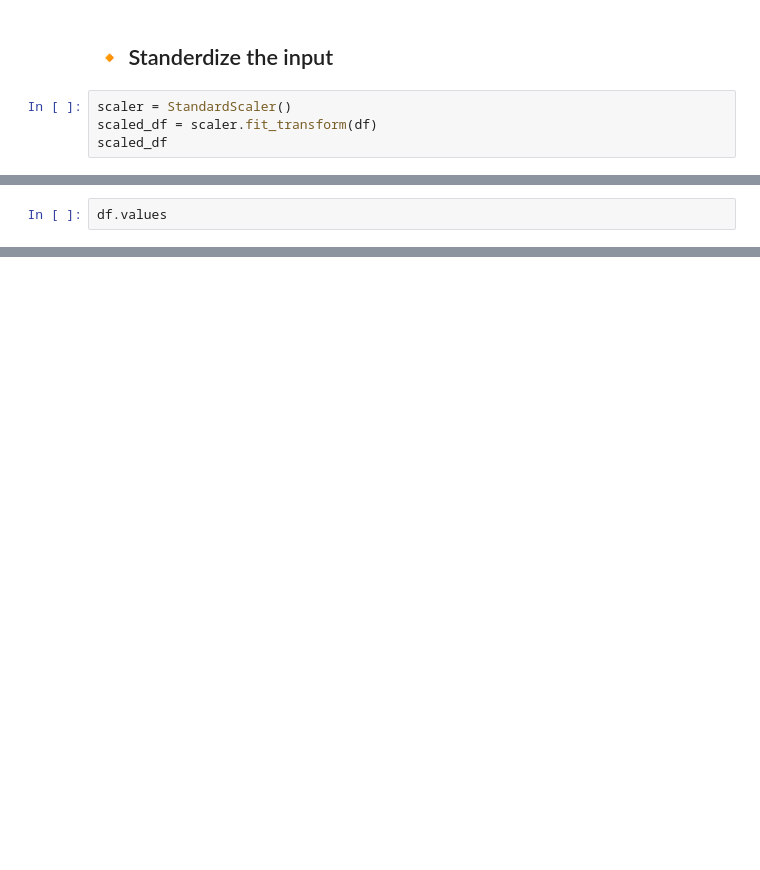
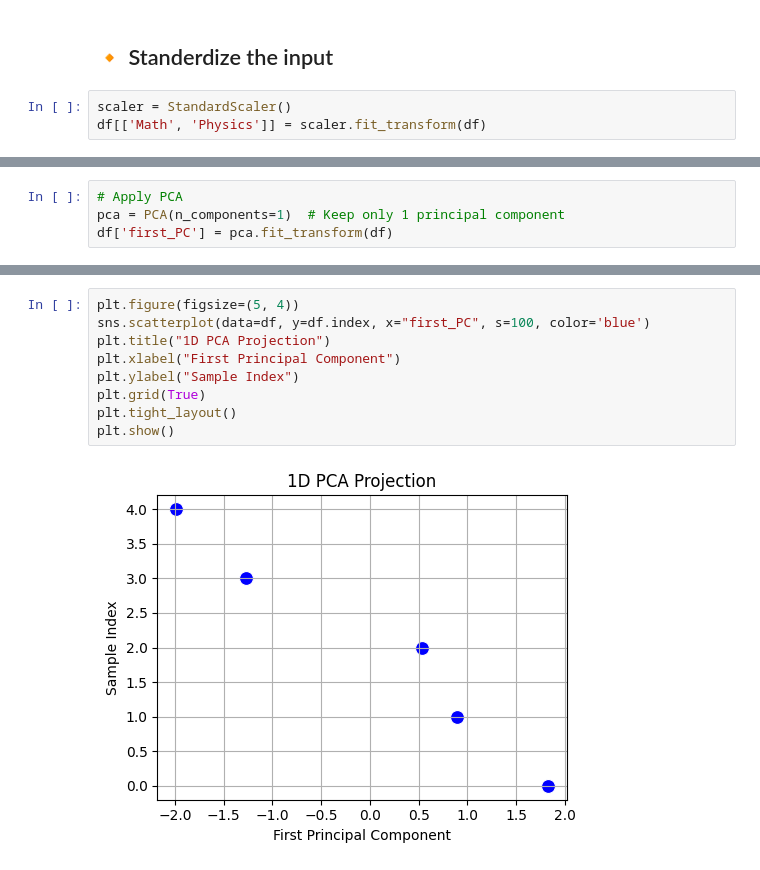
Before and after one commit to Namachivayam2001/ML-Tutorials, a Jupyter notebook: dimensionality_reduction_using_PCA.ipynb, the cells around one changed output, grey strips where cells are left out. Saved outputs shown, nothing was run; the diff lists cells and outputs as text; blank space fills up the shorter version.

```diff
--- a/dimensionality_reduction_using_PCA.ipynb
+++ b/dimensionality_reduction_using_PCA.ipynb
@@ -85,5 +74,4 @@ df.describe()
 ## 🔸 Standerdize the input
 # %%
 scaler = StandardScaler()
-scaled_df = scaler.fit_transform(df)
-scaled_df
+df[['Math', 'Physics']] = scaler.fit_transform(df)
@@ -299,2 +378,4 @@ $$
 # %%
-df.values
+# Apply PCA
+pca = PCA(n_components=1)  # Keep only 1 principal component
+df['first_PC'] = pca.fit_transform(df)
@@ -306,0 +401,11 @@ array([[90, 88],
+# %%
+plt.figure(figsize=(5, 4))
+sns.scatterplot(data=df, y=df.index, x="first_PC", s=100, color='blue')
+plt.title("1D PCA Projection")
+plt.xlabel("First Principal Component")
+plt.ylabel("Sample Index")
+plt.grid(True)
+plt.tight_layout()
+plt.show()
+# %% [output]
+[figure, added]
```
Also changed, not shown: parts of 8 cells of this notebook.
